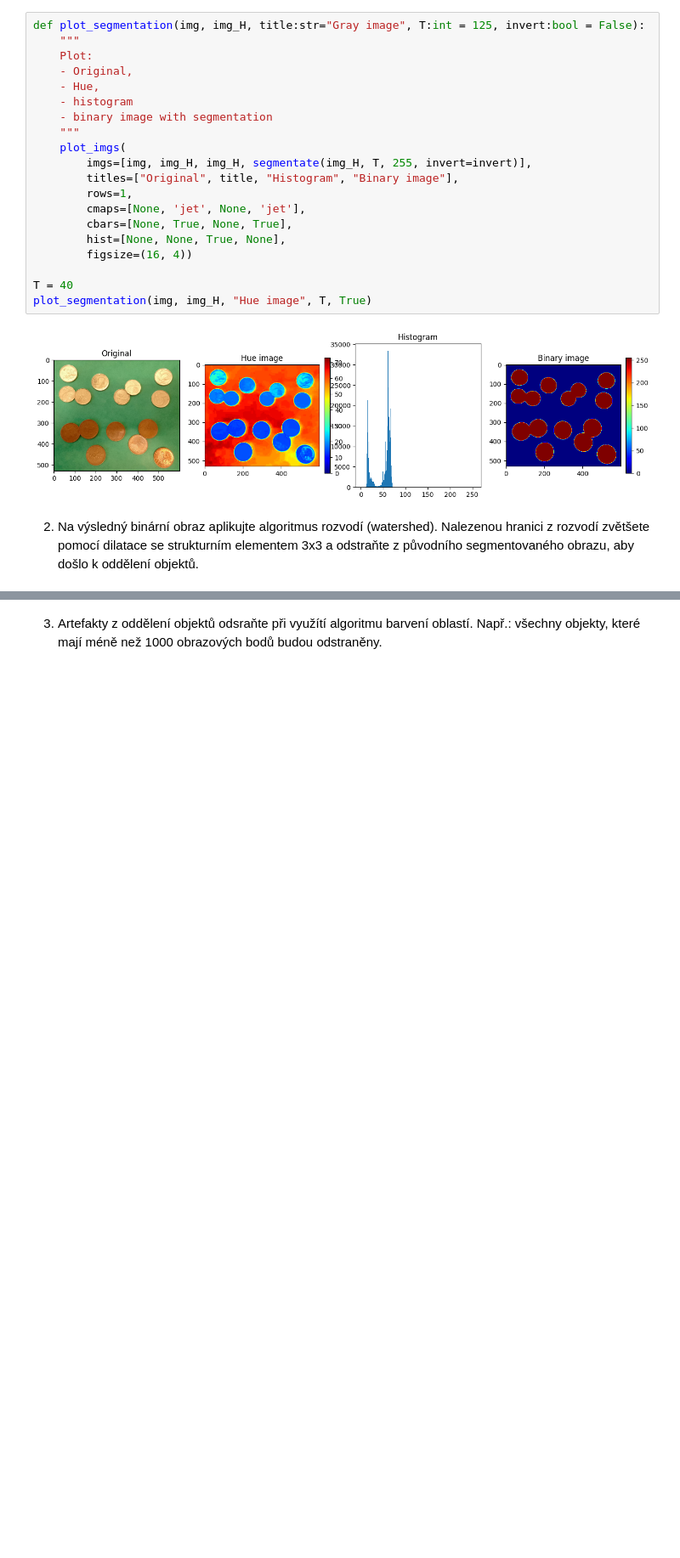
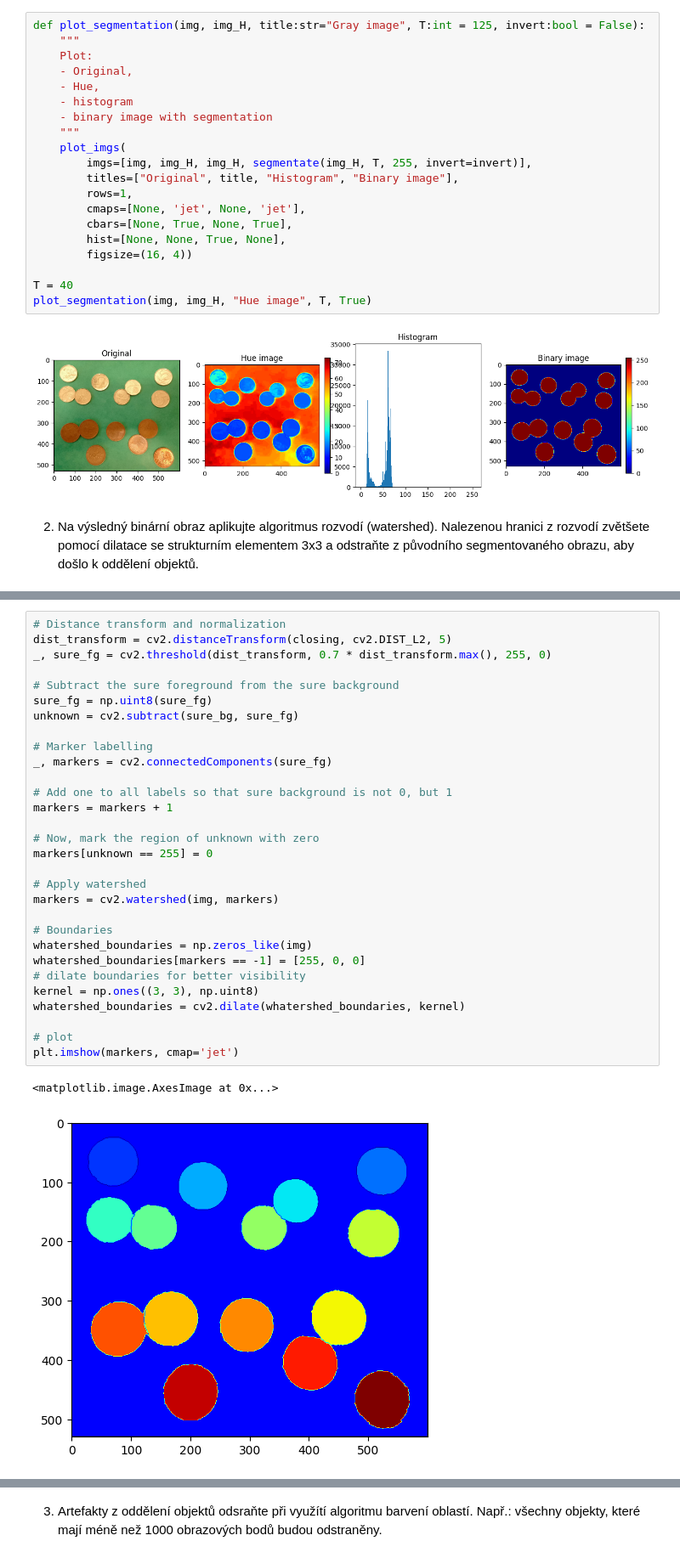
Before and after one commit to TUL-IT-2020/PVI-Pocitacove_videni, a Jupyter notebook: cviceni/cv06/cv06.ipynb, the cells around one changed output, grey strips where cells are left out. Shown at 85% size. Saved outputs shown, nothing was run; the diff lists cells and outputs as text; blank space fills up the shorter version.

```diff
--- a/cviceni/cv06/cv06.ipynb
+++ b/cviceni/cv06/cv06.ipynb
@@ -179,0 +207,33 @@ k oddělení objektů.
+# %%
+# Distance transform and normalization
+dist_transform = cv2.distanceTransform(closing, cv2.DIST_L2, 5)
+_, sure_fg = cv2.threshold(dist_transform, 0.7 * dist_transform.max(), 255, 0)
+
+# Subtract the sure foreground from the sure background
+sure_fg = np.uint8(sure_fg)
+unknown = cv2.subtract(sure_bg, sure_fg)
+
+# Marker labelling
+_, markers = cv2.connectedComponents(sure_fg)
+
+# Add one to all labels so that sure background is not 0, but 1
+markers = markers + 1
+
+# Now, mark the region of unknown with zero
+markers[unknown == 255] = 0
+
+# Apply watershed
+markers = cv2.watershed(img, markers)
+
+# Boundaries
+whatershed_boundaries = np.zeros_like(img)
+whatershed_boundaries[markers == -1] = [255, 0, 0]
+# dilate boundaries for better visibility
+kernel = np.ones((3, 3), np.uint8)
+whatershed_boundaries = cv2.dilate(whatershed_boundaries, kernel)
+
+# plot
+plt.imshow(markers, cmap='jet')
+# %% [output]
+<matplotlib.image.AxesImage at 0x...>
+[figure, added]
```
Also changed, not shown: parts of 11 cells of this notebook, 1 other file.
